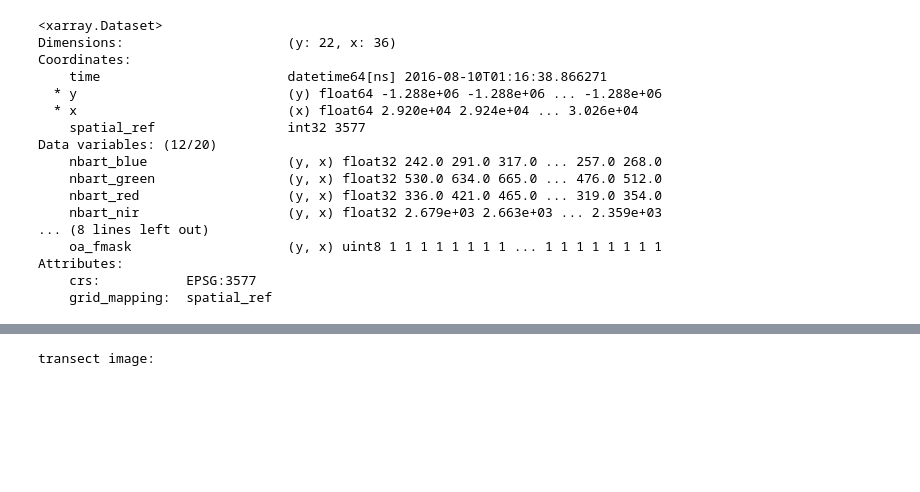
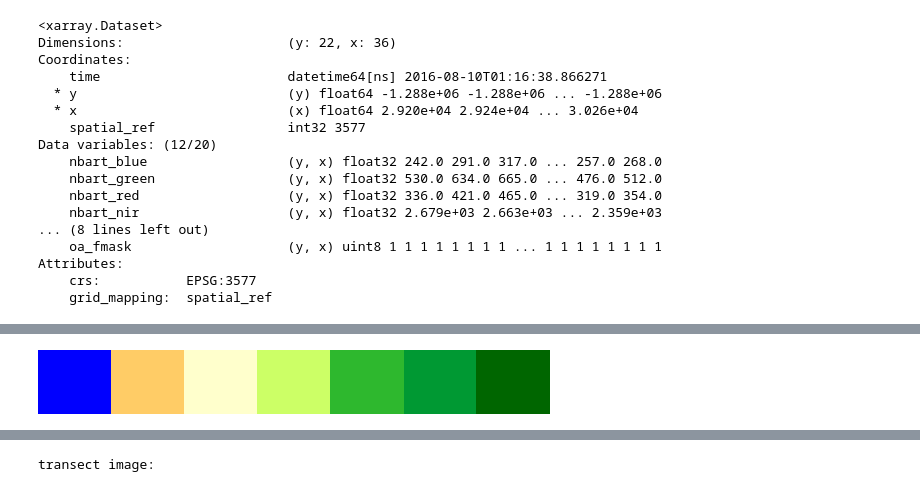
Before and after one commit to christopherowers/DP_KNP, a Jupyter notebook: Hovmoller.ipynb, the cells around one changed output, grey strips where cells are left out. Drawn from its saved outputs; the diff is of its cells as text; code cells hidden in the pictures; blank space fills up the shorter version.

```diff
--- a/Hovmoller.ipynb
+++ b/Hovmoller.ipynb
@@ -304,0 +616,4 @@ Attributes:
+# %%
+ndvi_cmap
+# %% [output]
+[figure, added]
```
Also changed, not shown: parts of 32 cells of this notebook.
